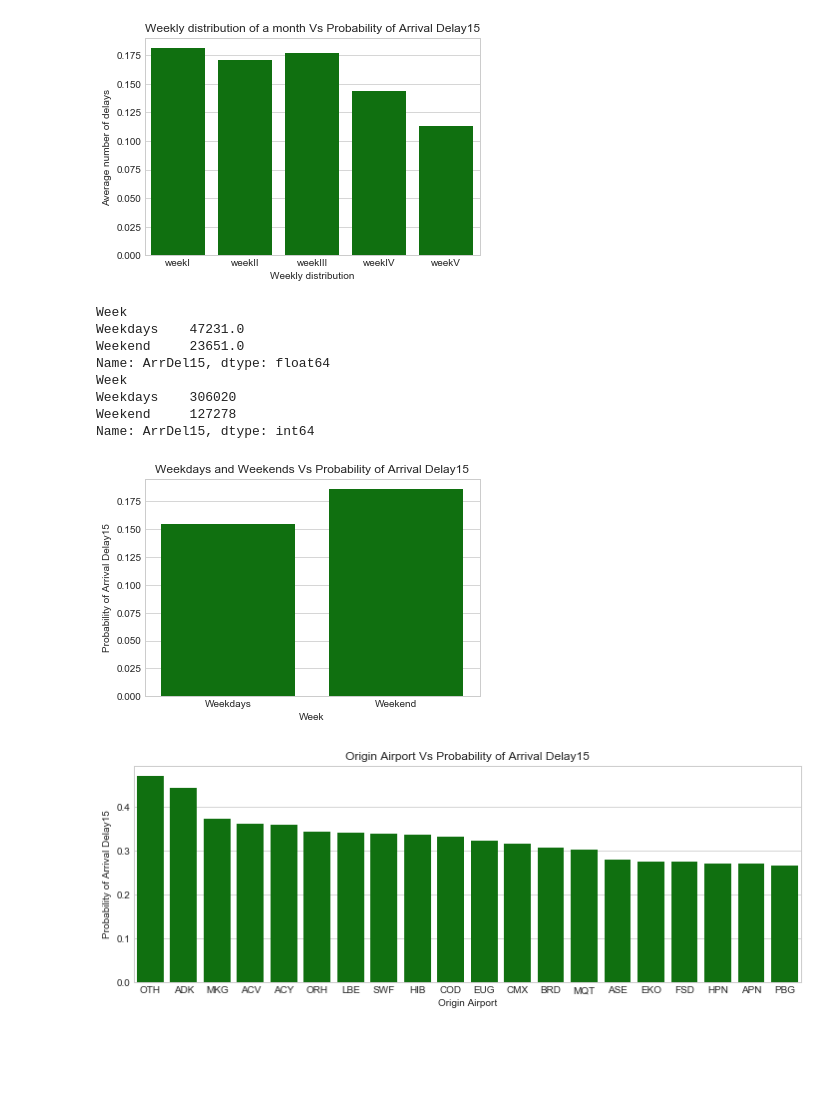
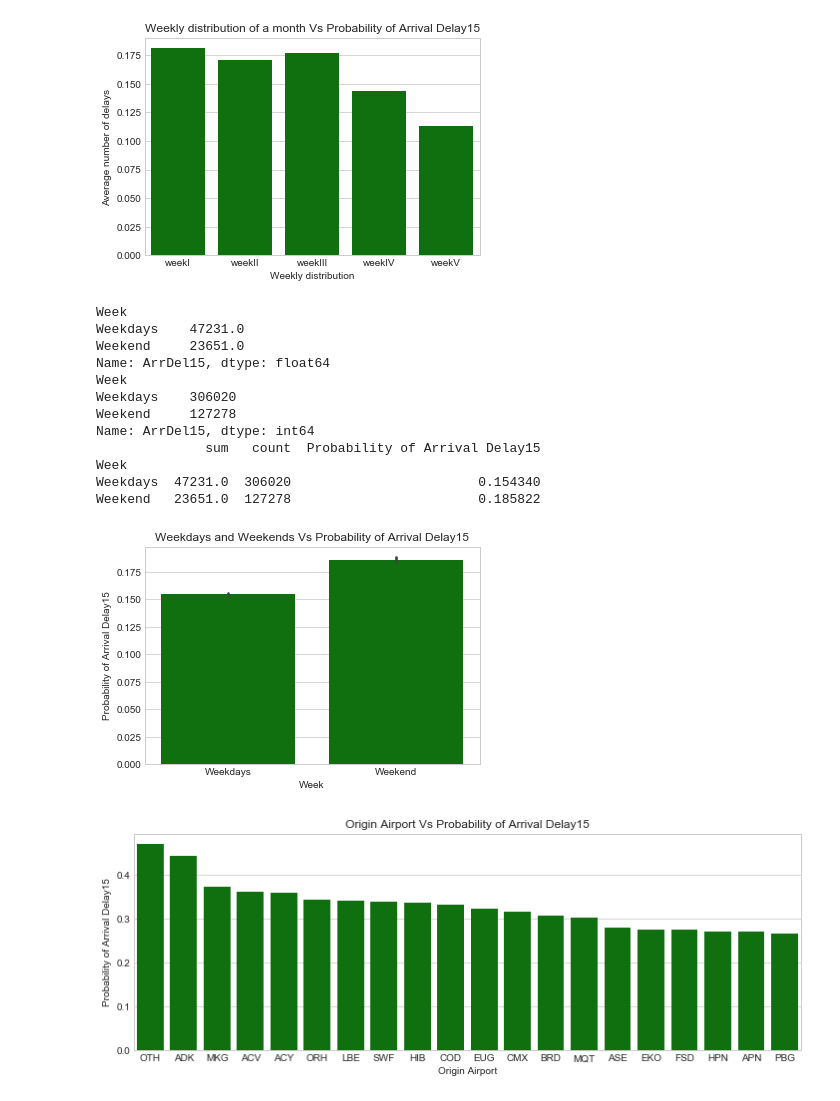
Before and after one commit to mohankumaru/airline_project, a Jupyter notebook: flight_delay.ipynb, the cells around one changed output. Cells and saved outputs as stored; diff of their text form; code cells hidden in the pictures; blank space fills up the shorter version.

```diff
--- a/flight_delay.ipynb
+++ b/flight_delay.ipynb
@@ -189,12 +201,14 @@ fig = plt.title("Weekly distribution of a month Vs Probability of Arrival Delay1
 # %% [output]
 [figure]
 # %%
+#explore delays in weekdays and weekends
 week_grouped1 = flights.groupby('Week')["ArrDel15"].sum()
 week_grouped2 = flights.groupby('Week')["ArrDel15"].count()
 print(week_grouped1)
 print(week_grouped2)
 week_grouped = pd.concat([week_grouped1, week_grouped2],axis=1, keys=["sum", "count"])
 week_grouped["Probability of Arrival Delay15"] = week_grouped["sum"]/week_grouped["count"]
+print(week_grouped)
 # %% [output]
 Week
 Weekdays    47231.0
@@ -204,11 +218,15 @@ Week
 Weekdays    306020
 Weekend     127278
 Name: ArrDel15, dtype: int64
+              sum   count  Probability of Arrival Delay15
+Week
+Weekdays  47231.0  306020                        0.154340
+Weekend   23651.0  127278                        0.185822
 # %%
 sns.set_style('whitegrid')
-sns.barplot(x=week_grouped.index, y ='Probability of Arrival Delay15', data=week_grouped, color ='green')
+sns.barplot(x=flights.Week, y ='ArrDel15', data=flights, color ='green')
 plt.ylabel("Probability of Arrival Delay15")
 fig = plt.title("Weekdays and Weekends Vs Probability of Arrival Delay15")
 # %% [output]
-[figure, old version]
+[figure, new version]
 # %%
```
Also changed, not shown: parts of 20 cells of this notebook.
